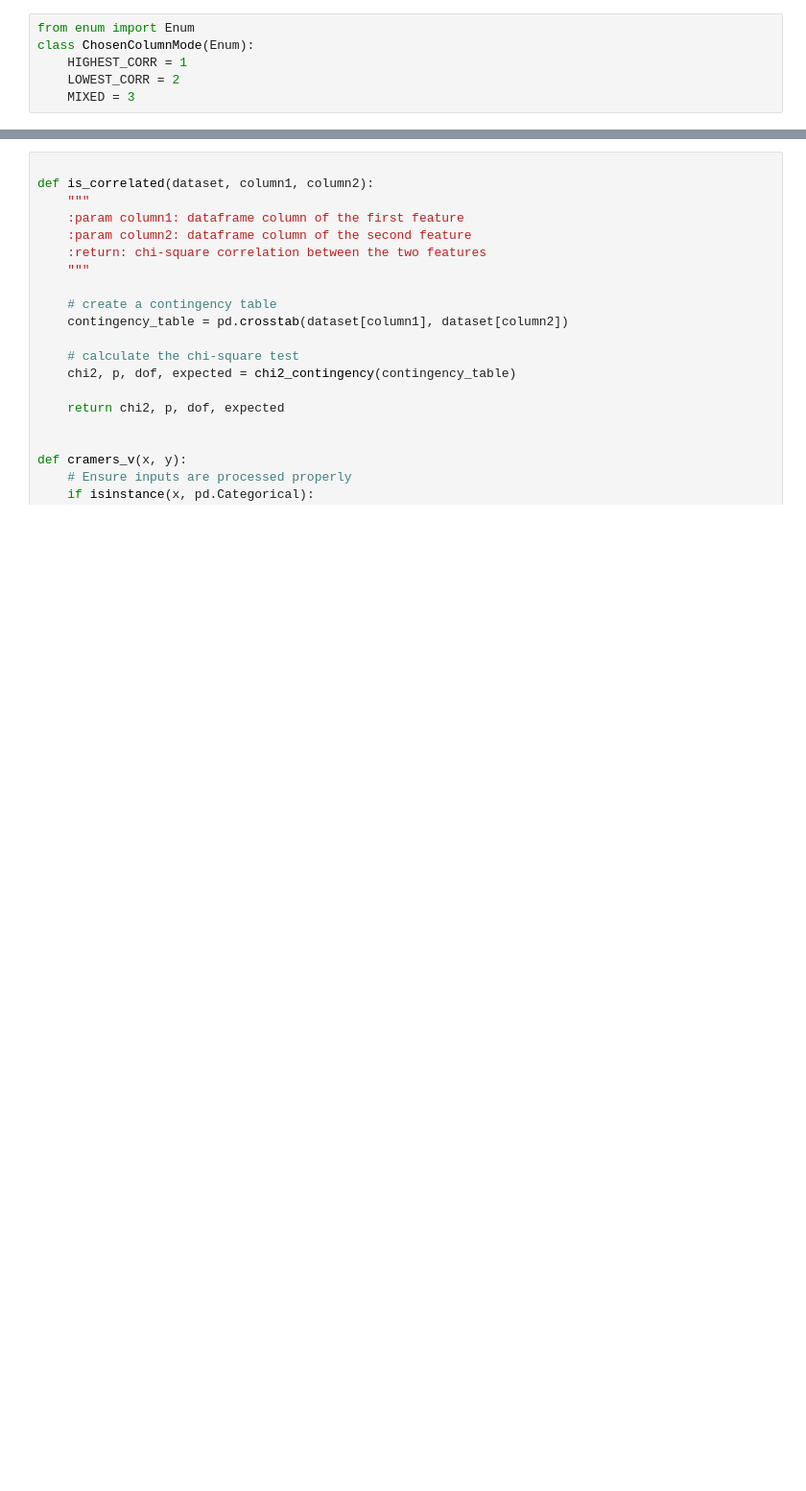
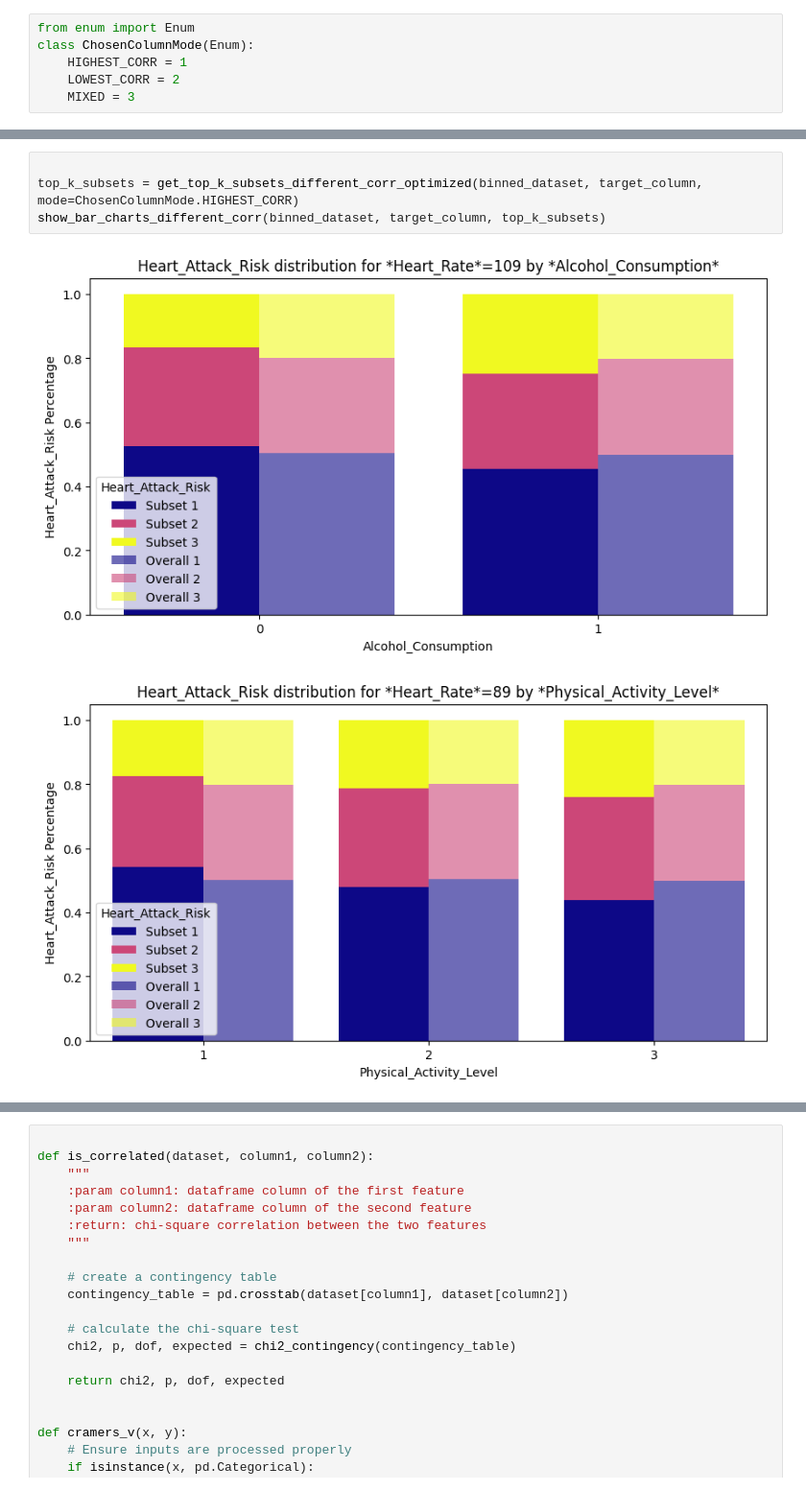
Before and after one commit to ShangolMangol/AlgoForDecisions, a Jupyter notebook: project/interesting_visualizations.ipynb, the cells around one changed output, grey strips where cells are left out. Shown at 96% size. Drawn from its saved outputs; the diff is of its cells as text; blank space fills up the shorter version.

```diff
--- a/project/interesting_visualizations.ipynb
+++ b/project/interesting_visualizations.ipynb
@@ -541,0 +550,7 @@ show_bar_charts_different_corr(binned_dataset, target_column, top_k_subsets)
+# %%
+
+top_k_subsets = get_top_k_subsets_different_corr_optimized(binned_dataset, target_column, mode=ChosenColumnMode.HIGHEST_CORR)
+show_bar_charts_different_corr(binned_dataset, target_column, top_k_subsets)
+# %% [output]
+[figure, added]
+[figure, added]
```
Also changed, not shown: parts of 18 cells of this notebook, 1 other file.
